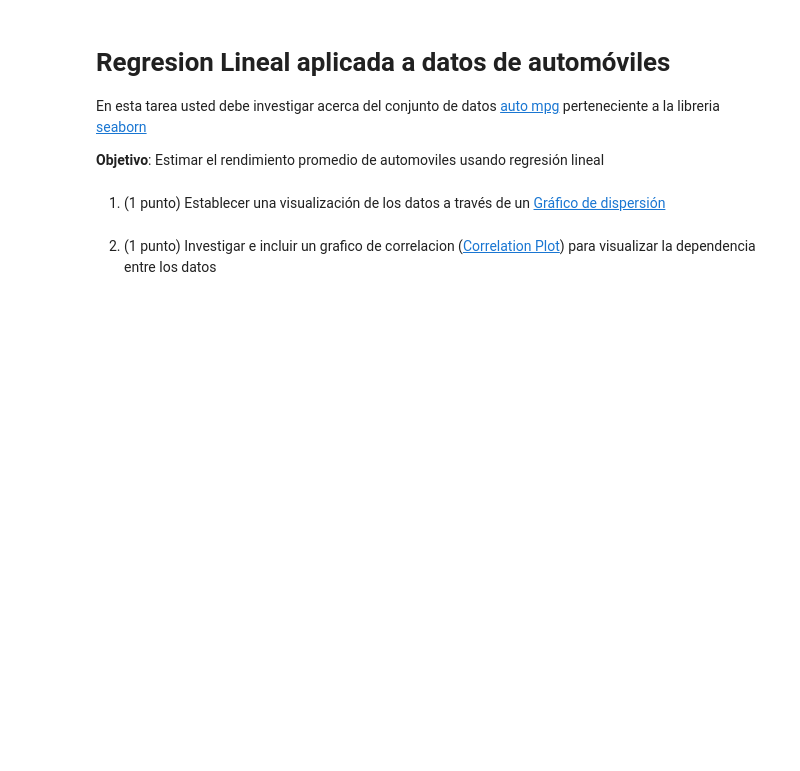
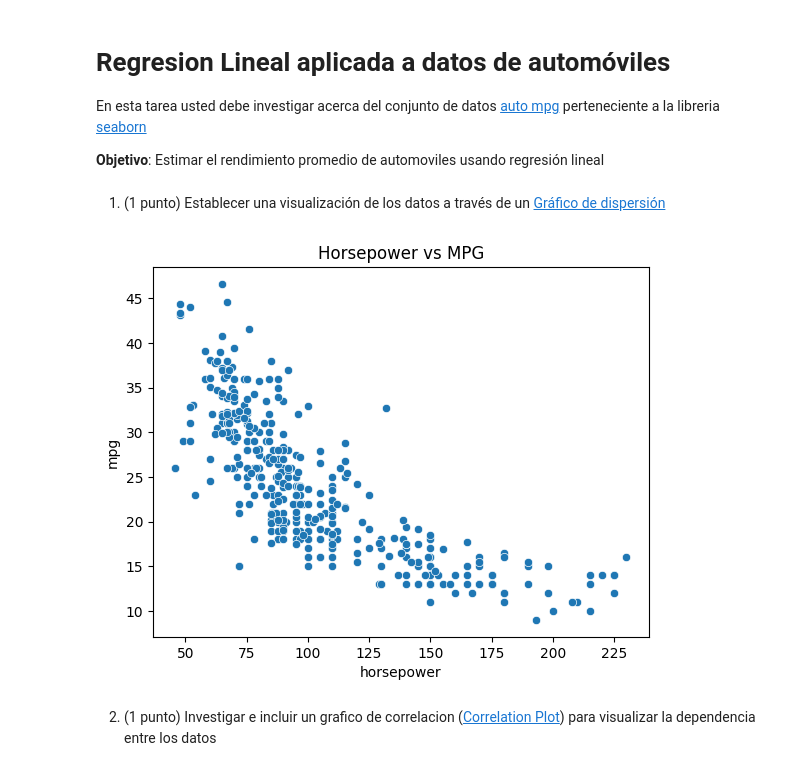
Before and after one commit to Furank1/Estimaci-n-del-rendimiento-de-autom-viles, a Jupyter notebook: S07-Linear-Models/Tarea_regresion_lineal.ipynb, the cells around one changed output. Cells and saved outputs as stored; diff of their text form; code cells hidden in the pictures; blank space fills up the shorter version.

```diff
--- a/S07-Linear-Models/Tarea_regresion_lineal.ipynb
+++ b/S07-Linear-Models/Tarea_regresion_lineal.ipynb
@@ -9,6 +9,22 @@ En esta tarea usted debe investigar acerca del conjunto de datos [auto mpg](http
 **Objetivo**: Estimar el rendimiento promedio de automoviles usando regresión lineal
 # %% [markdown]
 1) (1 punto) Establecer una visualización de los datos a través de un [Gráfico de dispersión](https://seaborn.pydata.org/tutorial/axis_grids.html)
+# %%
+import seaborn as sns
+import matplotlib.pyplot as plt
+
+# Cargar datos
+df = sns.load_dataset("mpg")
+
+# Ver los primeros datos
+df.head()
+
+# Gráfico de dispersión
+sns.scatterplot(data=df, x="horsepower", y="mpg")
+plt.title("Horsepower vs MPG")
+plt.show()
+# %% [output]
+[figure, added]
 # %% [markdown]
 2) (1 punto) Investigar e incluir un grafico de correlacion ([Correlation Plot](https://seaborn.pydata.org/examples/many_pairwise_correlations.html)) para visualizar la dependencia entre los datos
 # %% [markdown]
```
